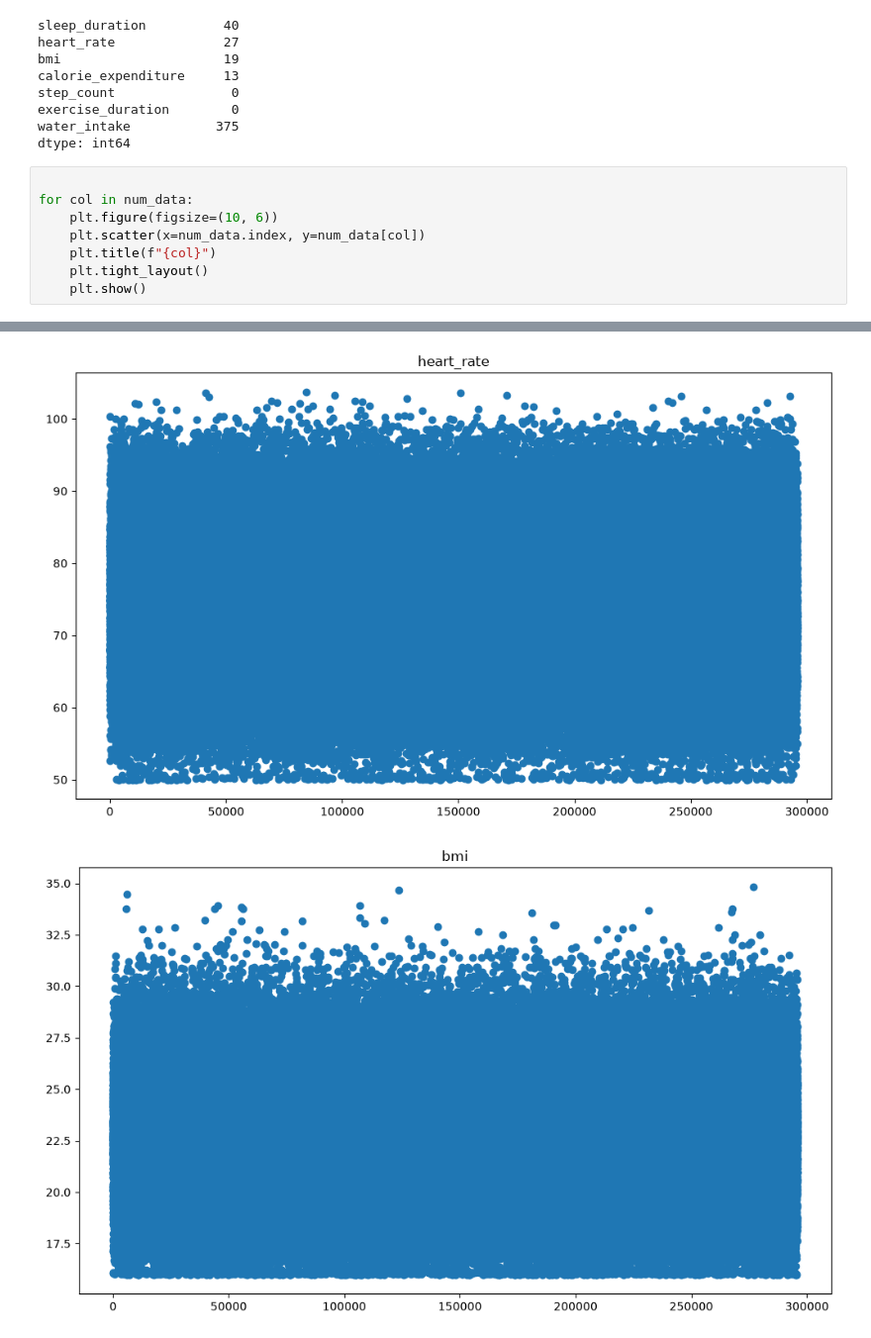
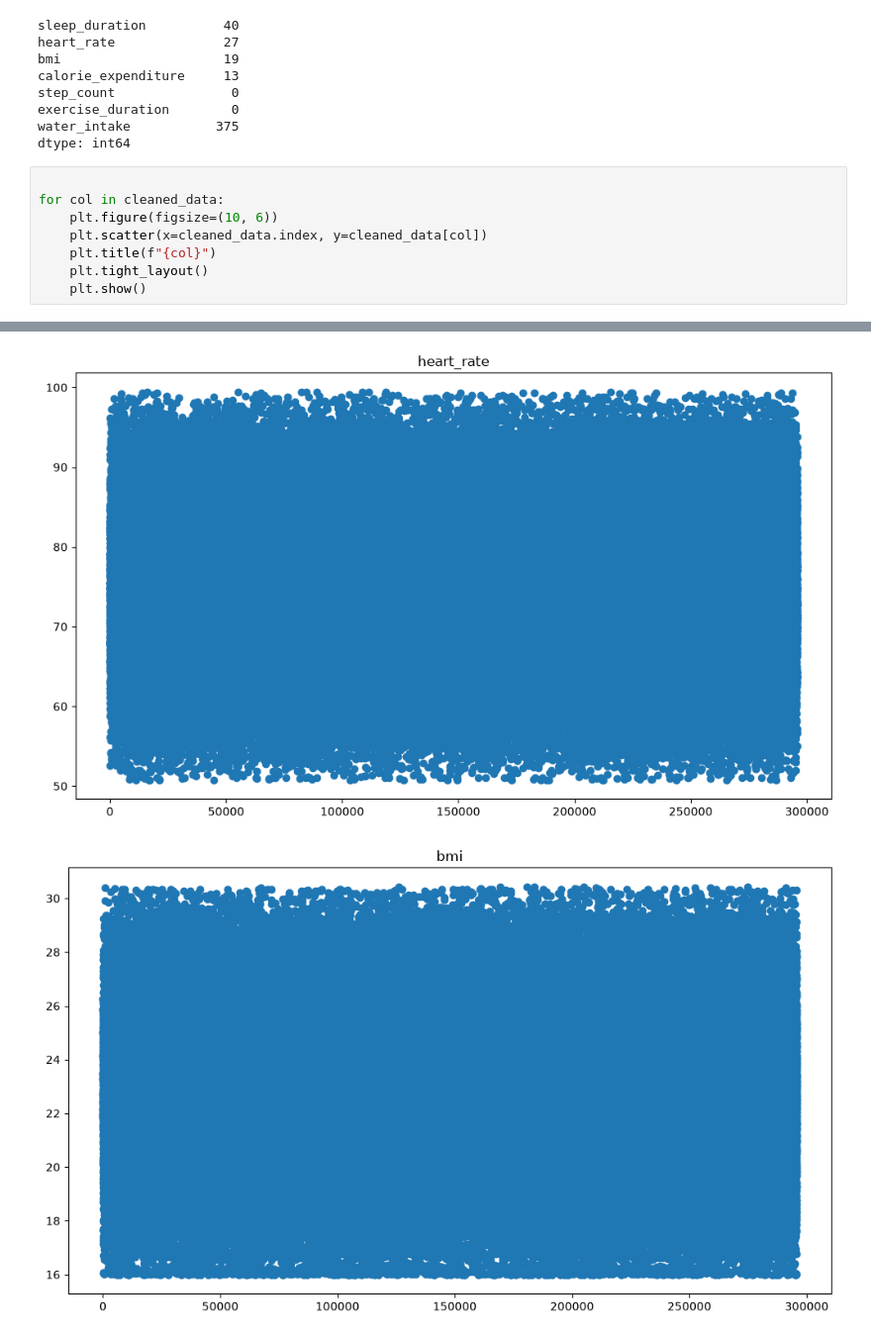
Before and after one commit to TinyHaitch/student-health-risk-analysis, a Jupyter notebook: analysis/student_data.ipynb, the cells around one changed output, grey strips where cells are left out. Shown at 99% size. Saved outputs shown, nothing was run; the diff lists cells and outputs as text.

Commit message:
ceaned data

```diff
--- a/analysis/student_data.ipynb
+++ b/analysis/student_data.ipynb
@@ -265,9 +265,9 @@ water_intake           375
 dtype: int64
 # %%
 
-for col in num_data:
+for col in cleaned_data:
     plt.figure(figsize=(10, 6))
-    plt.scatter(x=num_data.index, y=num_data[col])
+    plt.scatter(x=cleaned_data.index, y=cleaned_data[col])
     plt.title(f"{col}")
     plt.tight_layout()
     plt.show()
@@ -276,2 +276,2 @@ for col in num_data:
-[figure, old version]
+[figure, new version]
-[figure, old version]
+[figure, new version]
```
Also changed, not shown: parts of 1 cell of this notebook.
